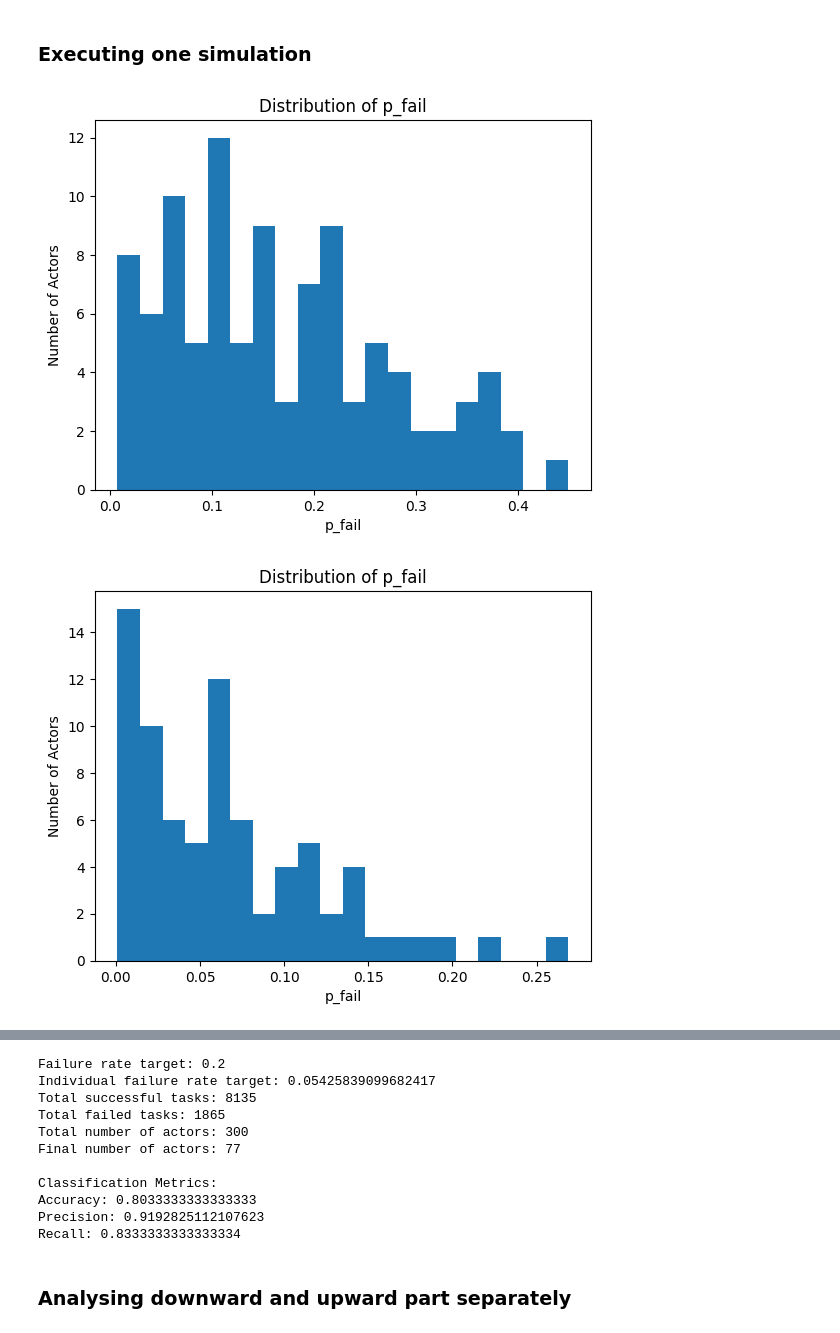
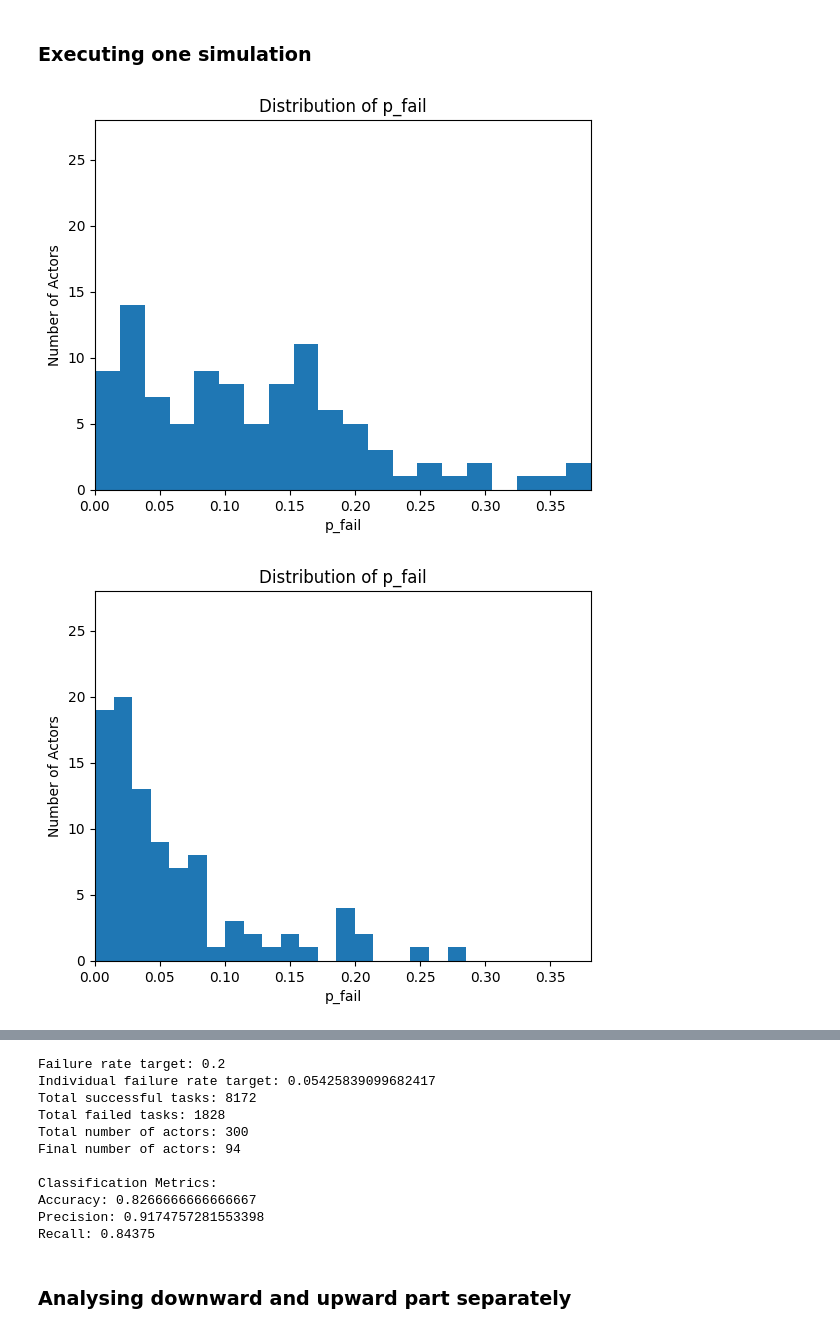
Before and after one commit to RedChainLab/Reliability-Is-Blind-Collective-Incentives, a Jupyter notebook: 2024-08-22_Simulation_Scope/01-Simulation-Environment.ipynb, the cells around one changed output, grey strips where cells are left out. Drawn from its saved outputs; the diff is of its cells as text; code cells hidden in the pictures.

```diff
--- a/2024-08-22_Simulation_Scope/01-Simulation-Environment.ipynb
+++ b/2024-08-22_Simulation_Scope/01-Simulation-Environment.ipynb
@@ -259,20 +259,28 @@ for task_id in range(1, N_TASKS + 1):
     actor_counts.append(len(actors))
 # %%
 # Plot the distribution of p_fail
+# Determine the common range for x and y axes
+x_max = max(p_fail_values)  # Maximum value of p_fail across both plots
+y_max = max(np.histogram(p_fail_values, bins=20)[0]*2)  # Max height of the bars in the histogram
+
 # before
 plt.hist(p_fail_values, bins=20)
 plt.xlabel('p_fail')
 plt.ylabel('Number of Actors')
 plt.title('Distribution of p_fail')
+plt.xlim(0, x_max)  # Set the same x-axis range
+plt.ylim(0, y_max)      # Set the same y-axis range
 plt.show()
+
 # after
 p_fail_values = [faulty_set.p_fail for faulty_set in faulty_sets]
 plt.hist(p_fail_values, bins=20)
 plt.xlabel('p_fail')
 plt.ylabel('Number of Actors')
 plt.title('Distribution of p_fail')
+plt.xlim(0, x_max)  # Set the same x-axis range
+plt.ylim(0, y_max)      # Set the same y-axis range
 plt.show()
-
 # Plot results
 plt.figure(figsize=(14, 6))
 
@@ -302,32 +310,32 @@ plt.show()
 
 # Final results
 print(f'Failure rate target: {failure_rate_target}')
 print(f'Individual failure rate target: {indivudal_failure_rate_target}')
 print(f'Total successful tasks: {successful_tasks}')
 print(f'Total failed tasks: {failed_tasks}')
 print(f'Total number of actors: {total_actors}')
 print(f'Final number of actors: {len(actors)}')
 
 # Calculate precision, accuracy, and recall
 for faulty_set in faulty_sets:
     if len(faulty_set.actors) == 1 and faulty_set.p_fail > indivudal_failure_rate_target:
         false_negative += 1
 
 precision = 0
 if true_positive + false_positive != 0:
     precision = true_positive / (true_positive + false_positive)
 accuracy = (true_positive + (len(actors) - false_negative)) / total_actors
 recall = 0
 if true_positive + false_negative != 0:
     recall = true_positive / (true_positive + false_negative)
 # Display precision, accuracy, and recall
 print("\nClassification Metrics:")
 # Accuracy measures the proportion of correct predictions (both true positives and true negatives) among all predictions. An accuracy of 0.3 indicates that only 30% of the predictions were correct.
 print(f'Accuracy: {accuracy}')
 # Precision measures how many of the positively predicted cases were actually correct. A precision of 0.857 means that 85.7% of the positive predictions were true positives.
 print(f'Precision: {precision}')
 # Recall measures how many of the actual positive cases were correctly identified. A recall of 0.978 means that 97.8% of actual positives were predicted as positive.
 print(f'Recall: {recall}')
 # %% [output]
-[figure, old version]
+[figure, new version]
-[figure, old version]
+[figure, new version]
@@ -335,14 +343,14 @@ print(f'Recall: {recall}')
 Failure rate target: 0.2
 Individual failure rate target: 0.05425839099682417
-Total successful tasks: 8135
-Total failed tasks: 1865
+Total successful tasks: 8172
+Total failed tasks: 1828
 Total number of actors: 300
-Final number of actors: 77
+Final number of actors: 94
 
 Classification Metrics:
-Accuracy: 0.8033333333333333
-Precision: 0.9192825112107623
-Recall: 0.8333333333333334
+Accuracy: 0.8266666666666667
+Precision: 0.9174757281553398
+Recall: 0.84375
 # %% [markdown]
 ### Analysing downward and upward part separately
 # %%
```
Also changed, not shown: parts of 7 cells of this notebook, 1 other file.
